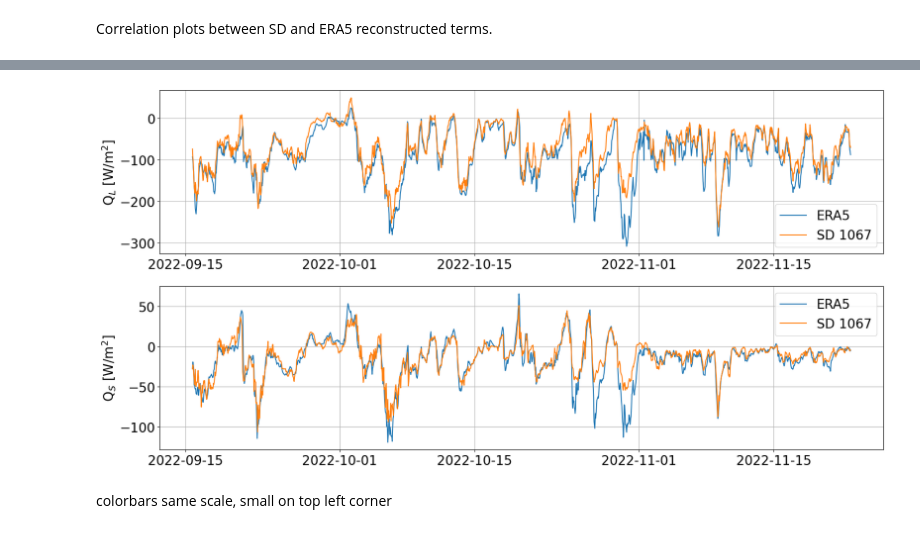
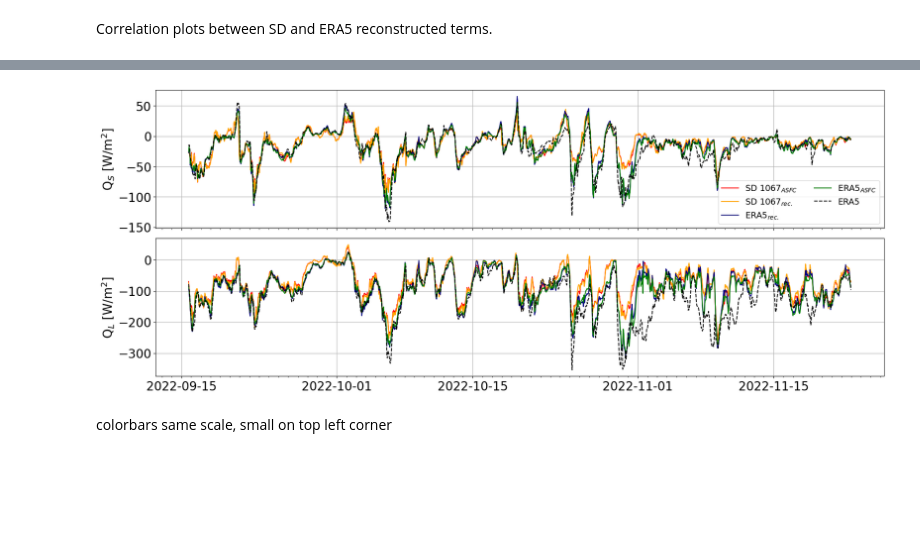
Before and after one commit to michaelaedwinson/Masterarbete2023, a Jupyter notebook: 8-SD-ERA5-compare-UPSCALE.ipynb, the cells around one changed output, grey strips where cells are left out. Cells and saved outputs as stored; diff of their text form; code cells hidden in the pictures; blank space fills up the shorter version.

```diff
--- a/8-SD-ERA5-compare-UPSCALE.ipynb
+++ b/8-SD-ERA5-compare-UPSCALE.ipynb
@@ -253,21 +280,36 @@ plt.savefig(pathlib.Path('.').absolute().parent/ 'MTmichaela/figures/termCorr.pn
+# %%
+ERA5_ASFC=pd.read_csv(pathlib.Path('.').absolute().parent/ 'MTmichaela/MasterH23/ERA5-ASFC.csv')
+SD_ASFC=pd.read_csv(pathlib.Path('.').absolute().parent/ 'MTmichaela/MasterH23/SD-ASFC.csv')
+coloc4=pd.read_csv(pathlib.Path('.').absolute().parent/ 'MTmichaela/MasterH23/coloc4.csv')
 # %%
 bajs=2
-fig, ax=plt.subplots(bajs,1, figsize=[20,10])
+fig, ax=plt.subplots(bajs,1, figsize=[18,7], sharex=True, constrained_layout=True)
+
+ax[0].plot(dsadcpH.time, SD_ASFC.sensible, label='SD 1067$_{ASFC}$', c='red')
+ax[0].plot(dsadcpH.time, rec_SD.shf_recomposed, label='SD 1067$_{rec.}$', c='orange')
+ax[0].plot(dsadcpH.time, rec_ERA5.shf_recomposed, label='ERA5$_{rec.}$',c='navy')
+ax[0].plot(dsadcpH.time, ERA5_ASFC.sensible, label='ERA5$_{ASFC}$',c='green')
+ax[0].plot(dsadcpH.time, coloc4.sensible, label='ERA5',c='k', linestyle='--')
+ax[0].set_ylabel('Q$_S$ [W/m$^2$]')
+
+ax[1].plot(dsadcpH.time, SD_ASFC.latent, label='SD 1067$_{ASFC}$', c='red')
+ax[1].plot(dsadcpH.time, rec_SD.lhf_recomposed, label='SD 1067$_{rec.}$', c='orange')
+ax[1].plot(dsadcpH.time, rec_ERA5.lhf_recomposed, label='ERA5$_{rec.}$',c='navy')
+ax[1].plot(dsadcpH.time, ERA5_ASFC.latent, label='ERA5$_{ASFC}$',c='green')
+ax[1].plot(dsadcpH.time, coloc4.latent, label='ERA5',c='k', linestyle='--')
+
+ax[1].set_ylabel('Q$_L$ [W/m$^2$]')
 
 
-ax[0].plot(dsadcpH.time, rec_ERA5.lhf_recomposed, label='ERA5')
-ax[0].plot(dsadcpH.time, rec_SD.lhf_recomposed, label='SD 1067')
-ax[0].set_ylabel('Q$_L$ [W/m$^2$]')
-
-ax[1].plot(dsadcpH.time, rec_ERA5.shf_recomposed, label='ERA5')
-ax[1].plot(dsadcpH.time, rec_SD.shf_recomposed, label='SD 1067')
-ax[1].set_ylabel('Q$_S$ [W/m$^2$]')
-
+ax[0].legend(fontsize='x-small', ncols=2)
+ax[0].xaxis.set_minor_locator(mdates.DayLocator())
 for i in np.arange(bajs):
     ax[i].grid()
-    ax[i].legend()
+#    ax[i].legend()
+
+plt.savefig(pathlib.Path('.').absolute().parent/ 'MTmichaela/final_figs/Flux_ts.png')
 # %% [output]
-[figure, old version]
+[figure, new version]
 # %% [markdown]
 colorbars same scale, small on top left corner
 # %% [markdown]
```
Also changed, not shown: parts of 2 cells of this notebook, 2 other files.
